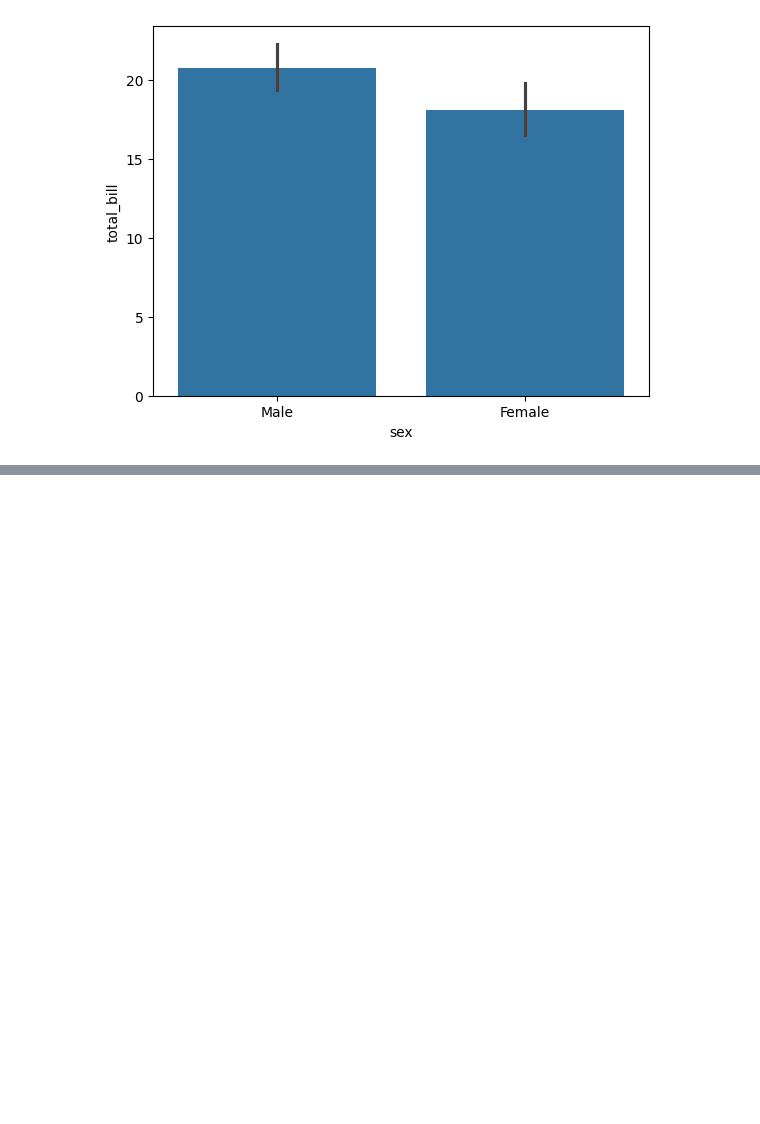
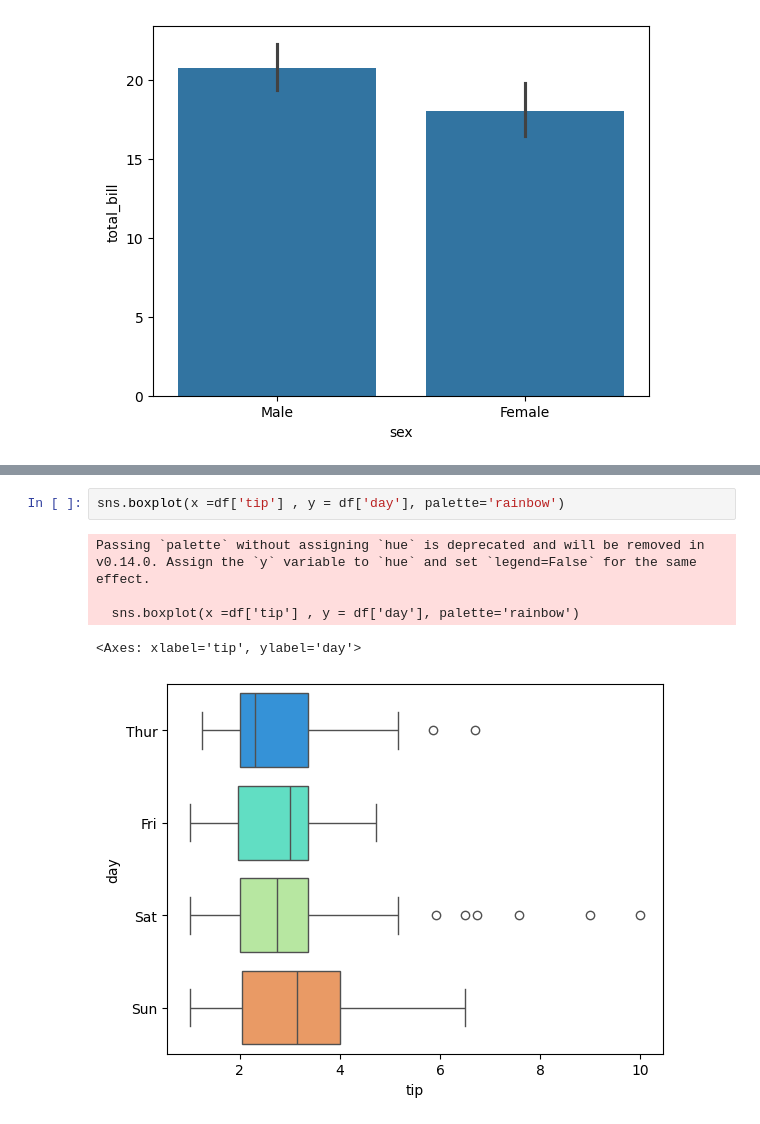
Before and after one commit to altafshaikh7/Data-Vizualization-Complete-course, a Jupyter notebook: categoricalplot/categoricalplot.ipynb, the cells around one changed output, grey strips where cells are left out. Cells and saved outputs as stored; diff of their text form; blank space fills up the shorter version.

```diff
--- a/categoricalplot/categoricalplot.ipynb
+++ b/categoricalplot/categoricalplot.ipynb
@@ -33,0 +42,8 @@ sns.barplot(x =df['sex'] , y = df['total_bill']) ## category count dikhane ke li
+# %%
+sns.boxplot(x =df['tip'] , y = df['day'], palette='rainbow')
+# %% [output]
+Passing `palette` without assigning `hue` is deprecated and will be removed in v0.14.0. Assign the `y` variable to `hue` and set `legend=False` for the same effect.
+
+  sns.boxplot(x =df['tip'] , y = df['day'], palette='rainbow')
+<Axes: xlabel='tip', ylabel='day'>
+[figure, added]
```
Also changed, not shown: parts of 10 cells of this notebook.
